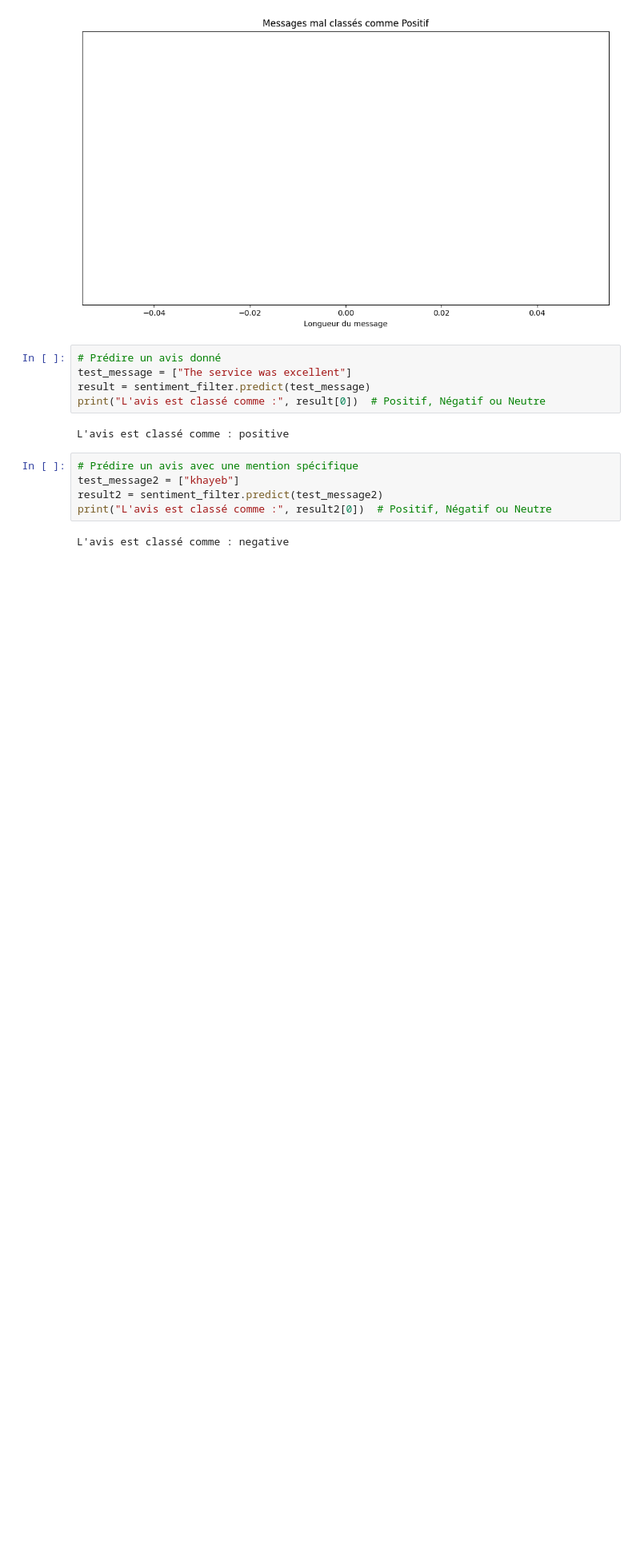
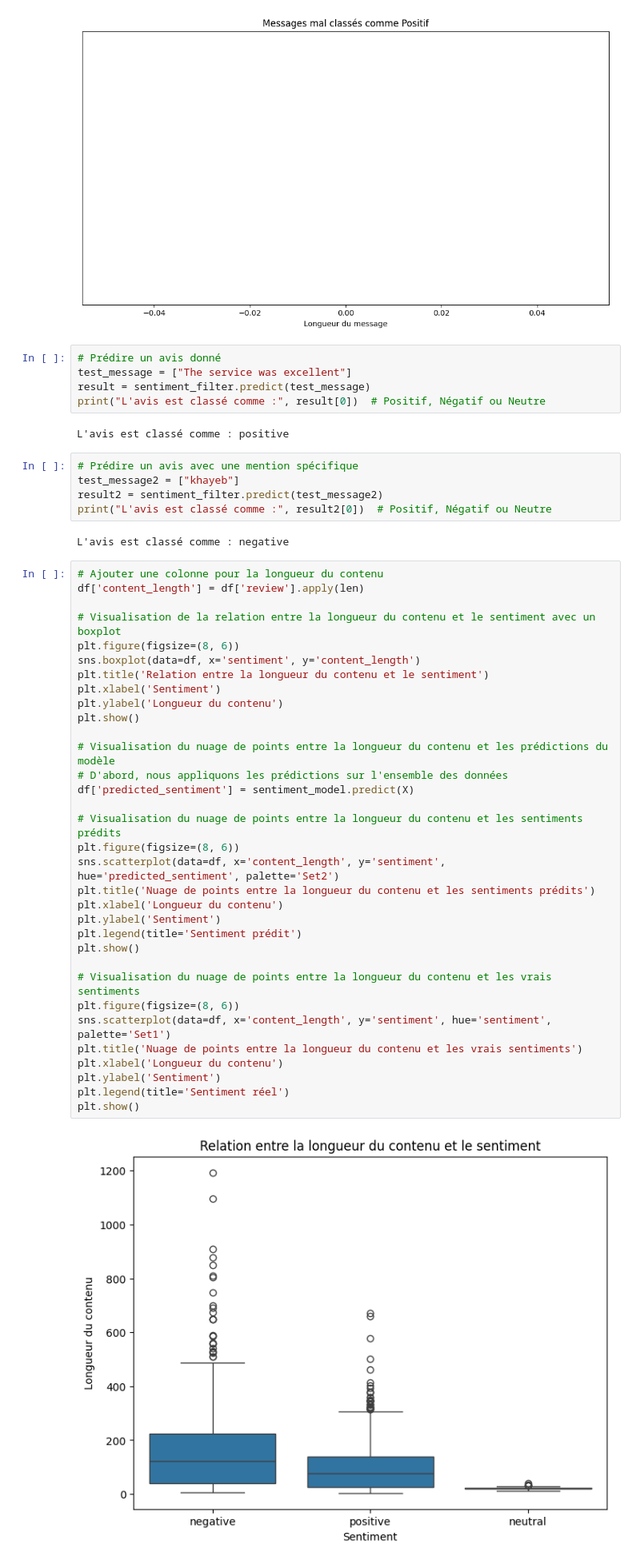
Before and after one commit to ArijAguel/Customers-Review-Analysis, a Jupyter notebook: NB1.ipynb, the cells around one changed output. Shown: that part at 80% size. Cells and saved outputs as stored; diff of their text form; blank space fills up the shorter version.

```diff
--- a/NB1.ipynb
+++ b/NB1.ipynb
@@ -240,3 +275,38 @@ result2 = sentiment_filter.predict(test_message2)
 print("L'avis est classé comme :", result2[0])  # Positif, Négatif ou Neutre
 # %% [output]
 L'avis est classé comme : negative
+# %%
+# Ajouter une colonne pour la longueur du contenu
+df['content_length'] = df['review'].apply(len)
+
+# Visualisation de la relation entre la longueur du contenu et le sentiment avec un boxplot
+plt.figure(figsize=(8, 6))
+sns.boxplot(data=df, x='sentiment', y='content_length')
+plt.title('Relation entre la longueur du contenu et le sentiment')
+plt.xlabel('Sentiment')
+plt.ylabel('Longueur du contenu')
+plt.show()
+
+# Visualisation du nuage de points entre la longueur du contenu et les prédictions du modèle
+# D'abord, nous appliquons les prédictions sur l'ensemble des données
+df['predicted_sentiment'] = sentiment_model.predict(X)
+
+# Visualisation du nuage de points entre la longueur du contenu et les sentiments prédits
+plt.figure(figsize=(8, 6))
+sns.scatterplot(data=df, x='content_length', y='sentiment', hue='predicted_sentiment', palette='Set2')
+plt.title('Nuage de points entre la longueur du contenu et les sentiments prédits')
+plt.xlabel('Longueur du contenu')
+plt.ylabel('Sentiment')
+plt.legend(title='Sentiment prédit')
+plt.show()
+
+# Visualisation du nuage de points entre la longueur du contenu et les vrais sentiments
+plt.figure(figsize=(8, 6))
+sns.scatterplot(data=df, x='content_length', y='sentiment', hue='sentiment', palette='Set1')
+plt.title('Nuage de points entre la longueur du contenu et les vrais sentiments')
+plt.xlabel('Longueur du contenu')
+plt.ylabel('Sentiment')
+plt.legend(title='Sentiment réel')
+plt.show()
+# %% [output]
+[figure, added]
```
Also changed, not shown: parts of 3 cells of this notebook, 2 other files.
